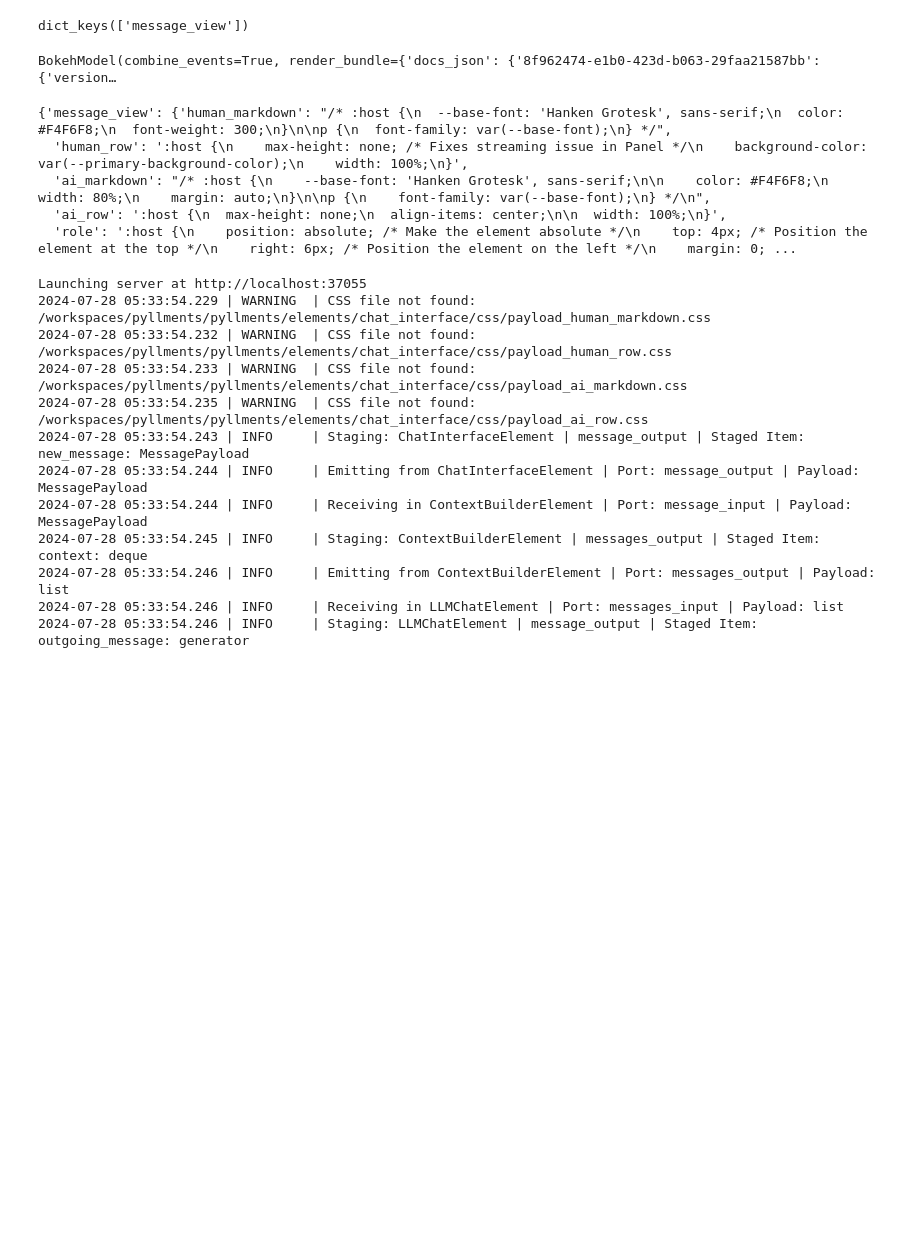
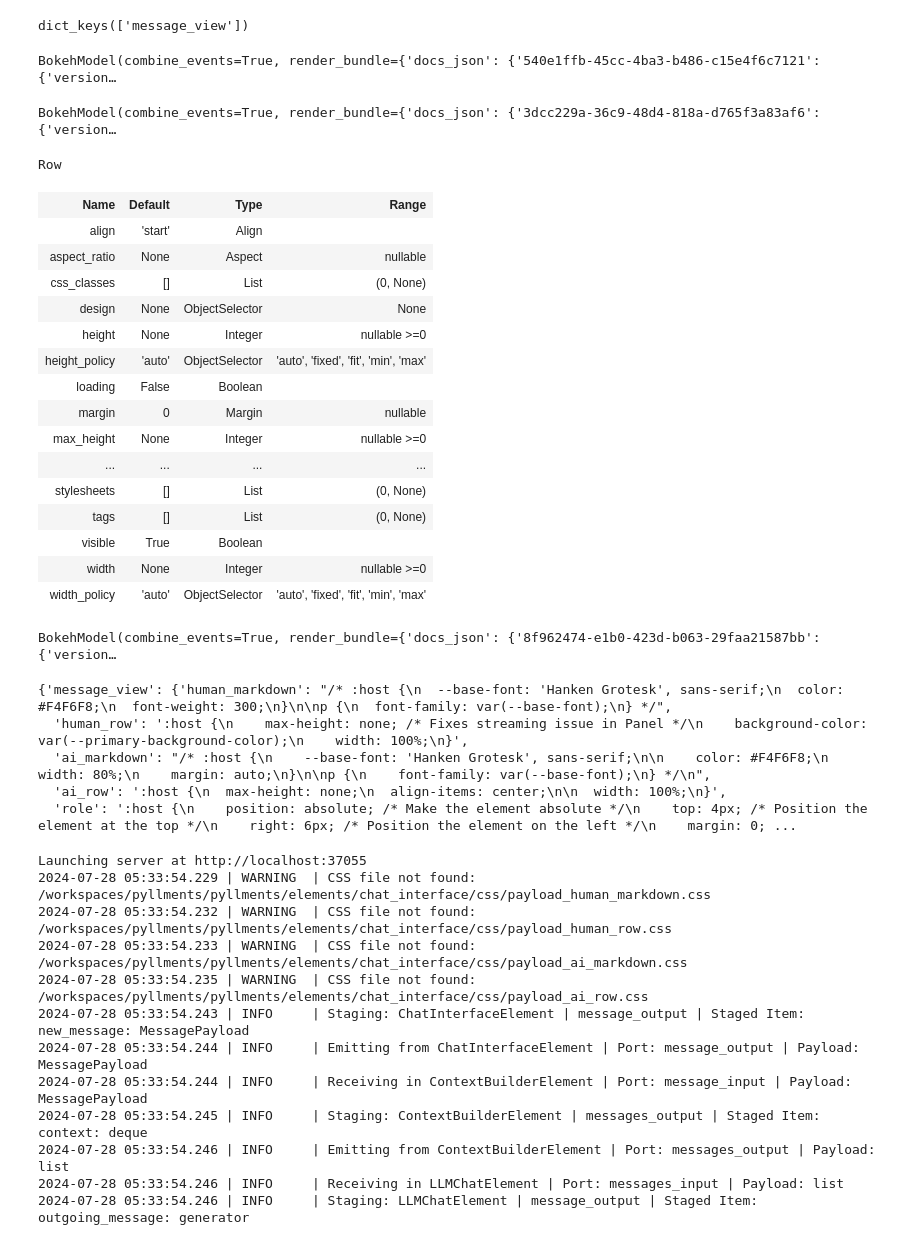
Before and after one commit to Prudent-Patterns/pyllments, a Jupyter notebook: framework_construction2.ipynb, the cells around one changed output. Cells and saved outputs as stored; diff of their text form; code cells hidden in the pictures; blank space fills up the shorter version.

```diff
--- a/framework_construction2.ipynb
+++ b/framework_construction2.ipynb
@@ -236,5 +225,33 @@ chatfeed_view.width = 660
+# %%
+pn.chat.ChatAreaInput(placeholder='yap here', stylesheets=[":host::placeholder{color: red}"])
+# %% [output]
+BokehModel(combine_events=True, render_bundle={'docs_json': {'540e1ffb-45cc-4ba3-b486-c15e4f6c7121': {'version…
 # %%
 srv.stop()
+# %%
+pn.Row(pn.chat.ChatAreaInput(width=400, height=200), height=300)
+# %% [output]
+BokehModel(combine_events=True, render_bundle={'docs_json': {'3dcc229a-36c9-48d4-818a-d765f3a83af6': {'version…
+# %%
+pn.Row.param
+# %% [output]
+Row
+| Name | Default | Type | Range |
+| align | 'start' | Align |  |
+| aspect_ratio | None | Aspect | nullable |
+| css_classes | [] | List | (0, None) |
+| design | None | ObjectSelector | None |
+| height | None | Integer | nullable >=0 |
+| height_policy | 'auto' | ObjectSelector | 'auto', 'fixed', 'fit', 'min', 'max' |
+| loading | False | Boolean |  |
+| margin | 0 | Margin | nullable |
+| max_height | None | Integer | nullable >=0 |
+| ... | ... | ... | ... |
+| stylesheets | [] | List | (0, None) |
+| tags | [] | List | (0, None) |
+| visible | True | Boolean |  |
+| width | None | Integer | nullable >=0 |
+| width_policy | 'auto' | ObjectSelector | 'auto', 'fixed', 'fit', 'min', 'max' |
 # %%
 from pyllments.payloads.message import MessagePayload
 from langchain_core.messages import HumanMessage, AIMessage
```
Also changed, not shown: parts of 3 cells of this notebook, 4 other files.
